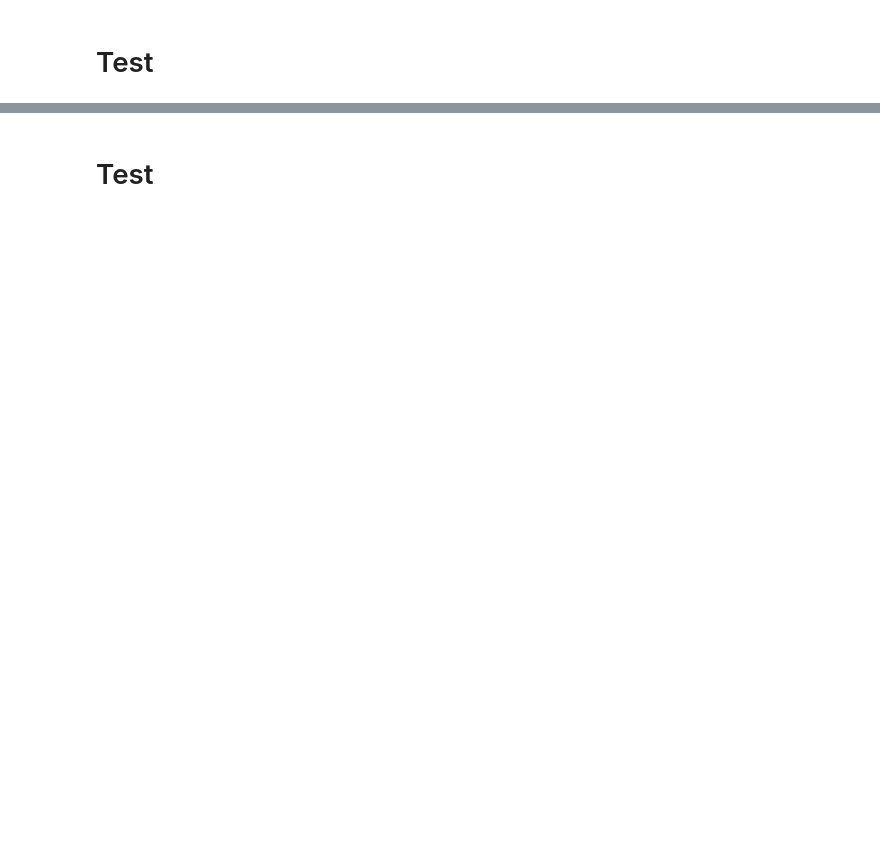
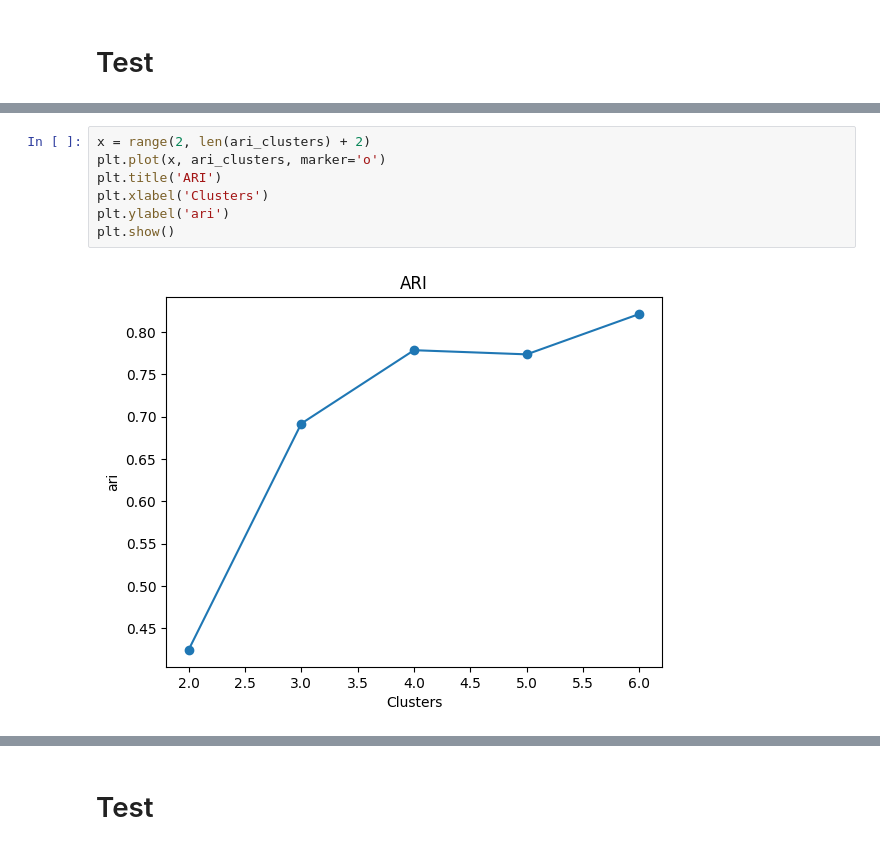
Before and after one commit to itsatefe/Deep-Learning, a Jupyter notebook: HW1/On-center-Off-surround/On-Center-Off-Surround.ipynb, the cells around one changed output, grey strips where cells are left out. Cells and saved outputs as stored; diff of their text form; blank space fills up the shorter version.

```diff
--- a/HW1/On-center-Off-surround/On-Center-Off-Surround.ipynb
+++ b/HW1/On-center-Off-surround/On-Center-Off-Surround.ipynb
@@ -271,0 +304,9 @@ plt.show()
+# %%
+x = range(2, len(ari_clusters) + 2)
+plt.plot(x, ari_clusters, marker='o')
+plt.title('ARI')
+plt.xlabel('Clusters')
+plt.ylabel('ari')
+plt.show()
+# %% [output]
+[figure, added]
```
Also changed, not shown: parts of 26 cells of this notebook, 10 other files.
